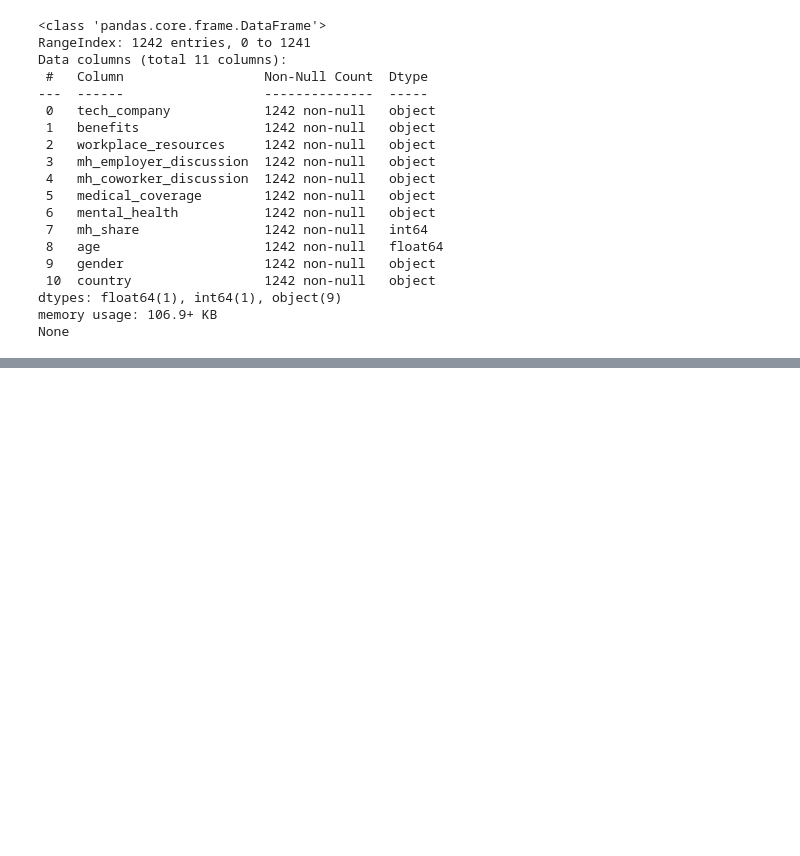
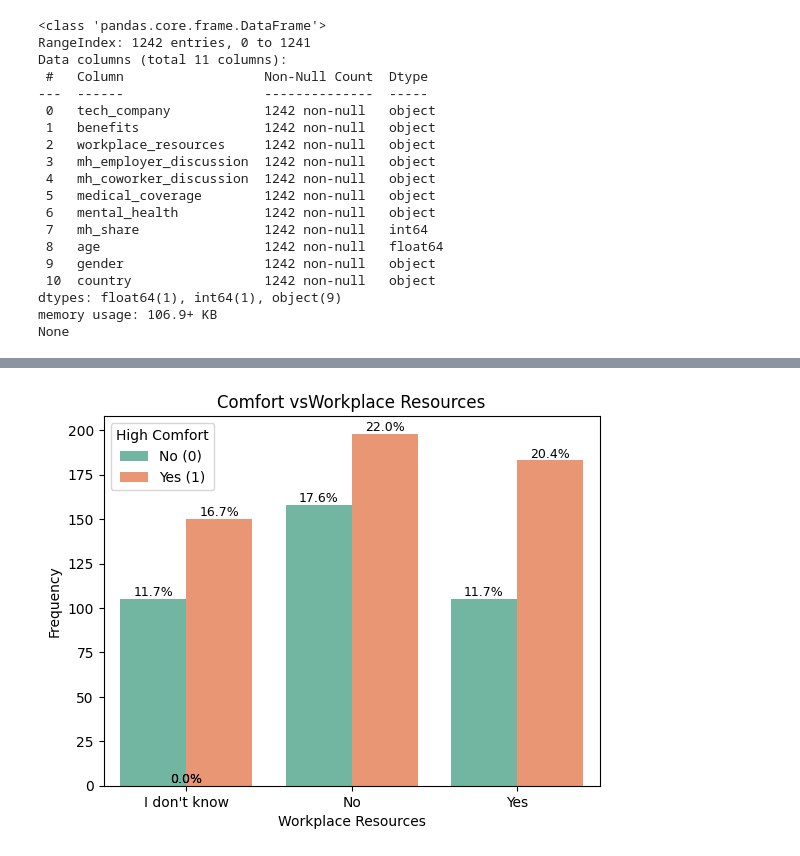
Before and after one commit to aladenisun/MSAAI_500_FinalProject, a Jupyter notebook: Mental_Health_and_Tech.ipynb, the cells around one changed output, grey strips where cells are left out. Saved outputs shown, nothing was run; the diff lists cells and outputs as text; code cells hidden in the pictures; blank space fills up the shorter version.

```diff
--- a/Mental_Health_and_Tech.ipynb
+++ b/Mental_Health_and_Tech.ipynb
@@ -66,6 +52,9 @@ Data columns (total 11 columns):
 dtypes: float64(1), int64(1), object(9)
 memory usage: 106.9+ KB
 None
+# %%
+# Filter for Tech Employees only
+df = df[df['tech_company'] == "Yes"]
 # %%
 df.shape
 # %% [output]
@@ -75,7 +62,8 @@ The dataset contains 1,242 observations and 11 variables. Most features are cate
 # %%
 # Keep only relevant columns
 
-df = df[['workplace_resources','mh_employer_discussion','medical_coverage','mh_share','gender','age']]
+df = df[['workplace_resources','mh_employer_discussion','medical_coverage',
+         'mh_share','gender','age']]
 # %%
 # Drop missing values
 
@@ -184,15 +119,0 @@ plt.show()
-# %%
-# Histogram of Age
-plt.figure(figsize=(6,4))
-sns.histplot(df['age'], bins=20, color="purple")
-plt.title("Distribution of Age")
-plt.xlabel("Age")
-plt.ylabel("Count")
-plt.show()
-
-# Average Comfort Score by Age Group
-df['age_group'] = pd.cut(df['age'], bins=[18,30,40,50,60,80], labels=["18-29","30-39","40-49","50-59","60+"])
-sns.barplot(x="age_group", y="mh_share", data=df, color="skyblue", errorbar=None)
-plt.title("Average Comfort Score by Age Group")
-plt.ylabel("Mean Comfort Score")
-plt.show()
@@ -480,0 +135,21 @@ This project investigated the role of workplace supports in shaping employees’
+# %%
+# Exploratory Data Analysis (EDA)
+# Function to add percentages on bar plots
+def plot_count_with_pct(x, hue, title):
+    ax = sns.countplot(x=x, hue=hue, data=df, palette="Set2")
+    total = len(df)
+    for p in ax.patches:
+        height = p.get_height()
+        ax.annotate(f'{100*height/total:.1f}%',
+                    (p.get_x() + p.get_width()/2, height),
+                    ha='center', va='bottom', fontsize=9)
+    plt.title(title)
+    plt.xlabel(x.replace('_', ' ').replace('mh', 'Mental Health').title())
+    plt.ylabel("Frequency")
+    plt.legend(title="High Comfort", labels=["No (0)", "Yes (1)"])
+    plt.show()
+# %%
+plot_count_with_pct("workplace_resources","high_comfort","Comfort vs"
+                    "Workplace Resources")
+# %% [output]
+[figure, added]
```
Also changed, not shown: parts of 76 cells of this notebook.
